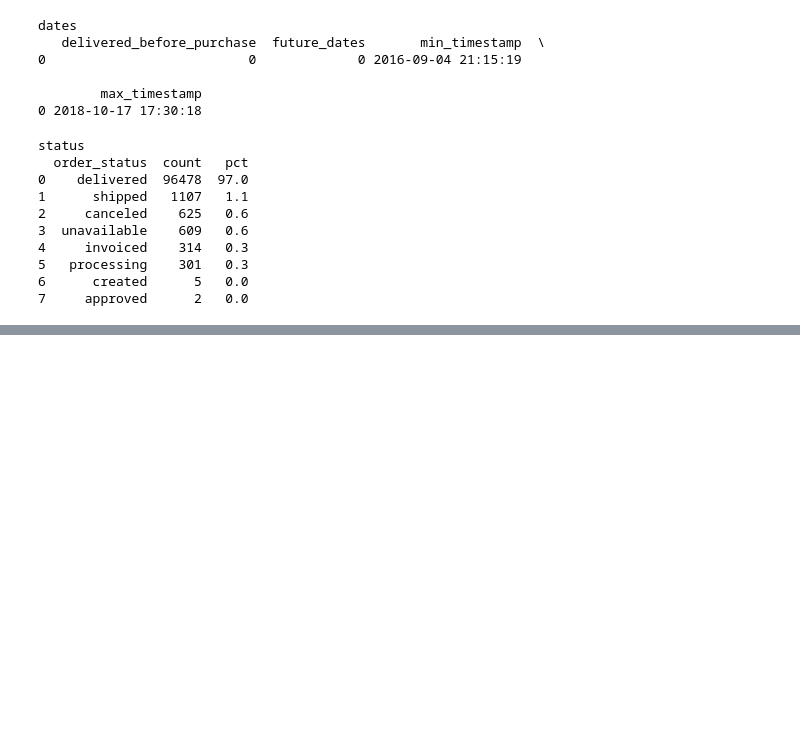
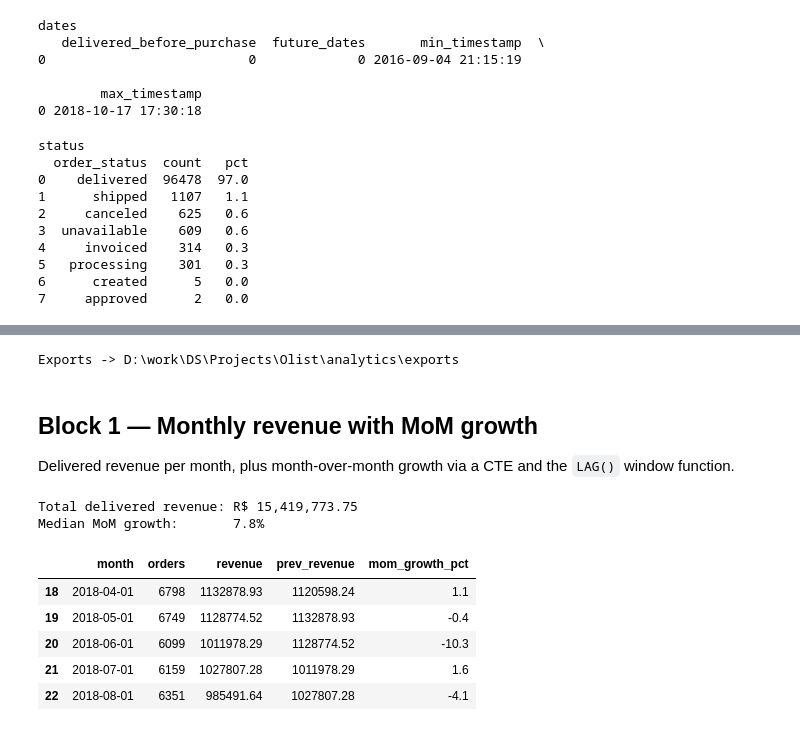
Before and after one commit to hilhool/olist-analytics, a Jupyter notebook: analytics/raw.ipynb, the cells around one changed output, grey strips where cells are left out. Cells and saved outputs as stored; diff of their text form; code cells hidden in the pictures; blank space fills up the shorter version.

```diff
--- a/analytics/raw.ipynb
+++ b/analytics/raw.ipynb
@@ -184,0 +214,54 @@ status
+# %%
+# Export directory: the Streamlit app reads these pre-computed CSVs so it can
+# run without the raw dataset (e.g. on Streamlit Cloud).
+EXPORT_DIR = Path.cwd() / "exports"
+EXPORT_DIR.mkdir(parents=True, exist_ok=True)
+print("Exports ->", EXPORT_DIR)
+# %% [output]
+Exports -> D:\work\DS\Projects\Olist\analytics\exports
+# %% [markdown]
+## Block 1 — Monthly revenue with MoM growth
+
+Delivered revenue per month, plus month-over-month growth via a CTE and the
+`LAG()` window function.
+# %%
+revenue = con.execute("""
+    WITH monthly AS (
+        SELECT
+            DATE_TRUNC('month', o.order_purchase_timestamp) AS month,
+            COUNT(DISTINCT o.order_id) AS orders,
+            ROUND(SUM(oi.price + oi.freight_value), 2) AS revenue
+        FROM orders o
+        JOIN order_items oi ON o.order_id = oi.order_id
+        WHERE o.order_status = 'delivered'
+        GROUP BY month
+    )
+    SELECT
+        month,
+        orders,
+        revenue,
+        LAG(revenue) OVER (ORDER BY month) AS prev_revenue,
+        ROUND(
+            (revenue - LAG(revenue) OVER (ORDER BY month))
+            / LAG(revenue) OVER (ORDER BY month) * 100, 1
+        ) AS mom_growth_pct
+    FROM monthly
+    ORDER BY month
+""").df()
+
+revenue.to_csv(EXPORT_DIR / "revenue_monthly.csv", index=False)
+
+# Use the median MoM, not the mean: the 2016 ramp-up months have revenue near
+# zero, so their MoM percentages are five-digit outliers that wreck the mean.
+print(f"Total delivered revenue: R$ {revenue['revenue'].sum():,.2f}")
+print(f"Median MoM growth:       {revenue['mom_growth_pct'].median():.1f}%")
+revenue.tail()
+# %% [output]
+Total delivered revenue: R$ 15,419,773.75
+Median MoM growth:       7.8%
+|  | month | orders | revenue | prev_revenue | mom_growth_pct |
+| 18 | 2018-04-01 | 6798 | 1132878.93 | 1120598.24 | 1.1 |
+| 19 | 2018-05-01 | 6749 | 1128774.52 | 1132878.93 | -0.4 |
+| 20 | 2018-06-01 | 6099 | 1011978.29 | 1128774.52 | -10.3 |
+| 21 | 2018-07-01 | 6159 | 1027807.28 | 1011978.29 | 1.6 |
+| 22 | 2018-08-01 | 6351 | 985491.64 | 1027807.28 | -4.1 |
```
Also changed, not shown: parts of 12 cells of this notebook, 11 other files.
